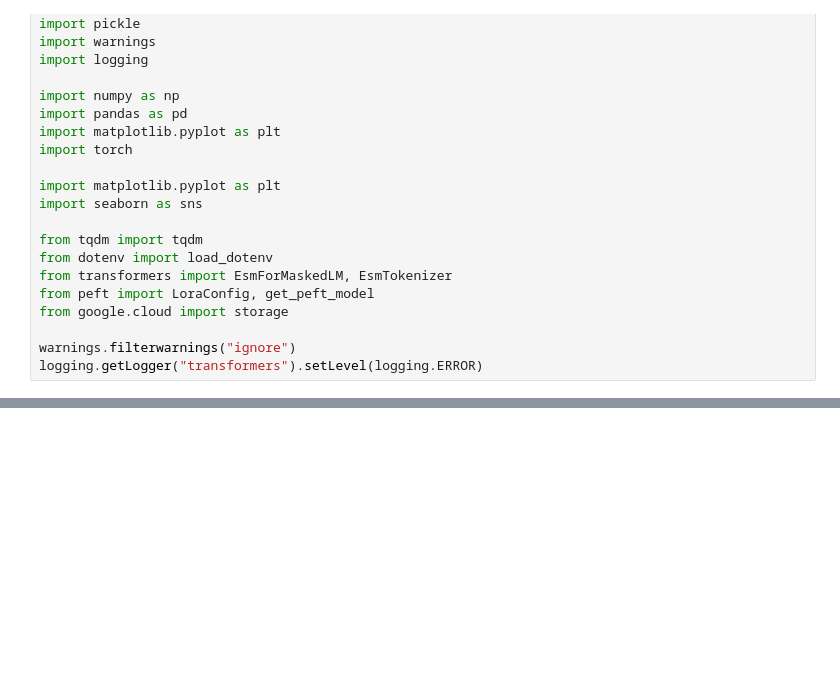
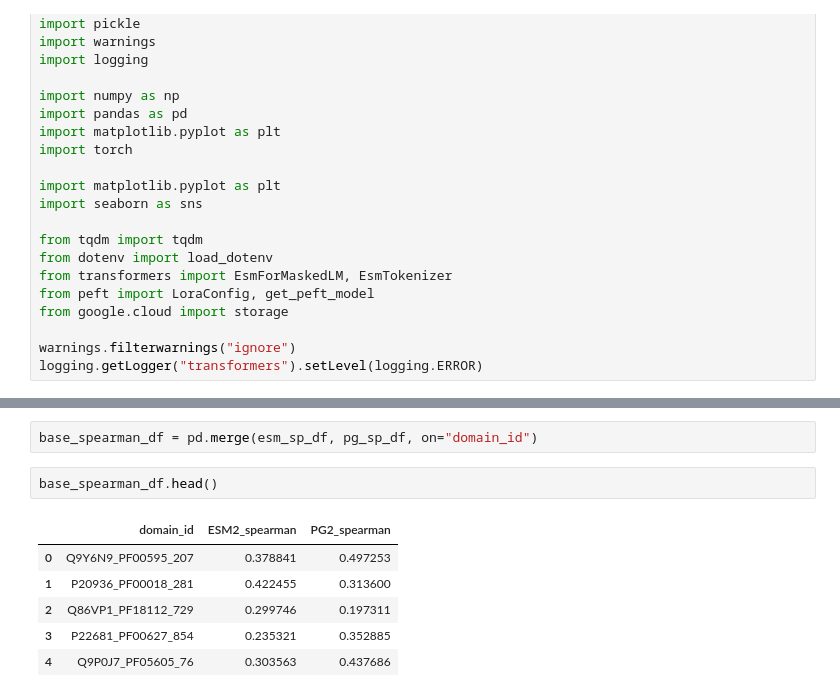
Before and after one commit to Hutch-Johnson/Protein-Language-Models, a Jupyter notebook: Stats_ESM2_PG2.ipynb, the cells around one changed output, grey strips where cells are left out. Saved outputs shown, nothing was run; the diff lists cells and outputs as text; blank space fills up the shorter version.

```diff
--- a/Stats_ESM2_PG2.ipynb
+++ b/Stats_ESM2_PG2.ipynb
@@ -63,0 +55,11 @@ pg_data
+# %%
+base_spearman_df = pd.merge(esm_sp_df, pg_sp_df, on="domain_id")
+# %%
+base_spearman_df.head()
+# %% [output]
+|  | domain_id | ESM2_spearman | PG2_spearman |
+| 0 | Q9Y6N9_PF00595_207 | 0.378841 | 0.497253 |
+| 1 | P20936_PF00018_281 | 0.422455 | 0.313600 |
+| 2 | Q86VP1_PF18112_729 | 0.299746 | 0.197311 |
+| 3 | P22681_PF00627_854 | 0.235321 | 0.352885 |
+| 4 | Q9P0J7_PF05605_76 | 0.303563 | 0.437686 |
```
Also changed, not shown: parts of 15 cells of this notebook.
